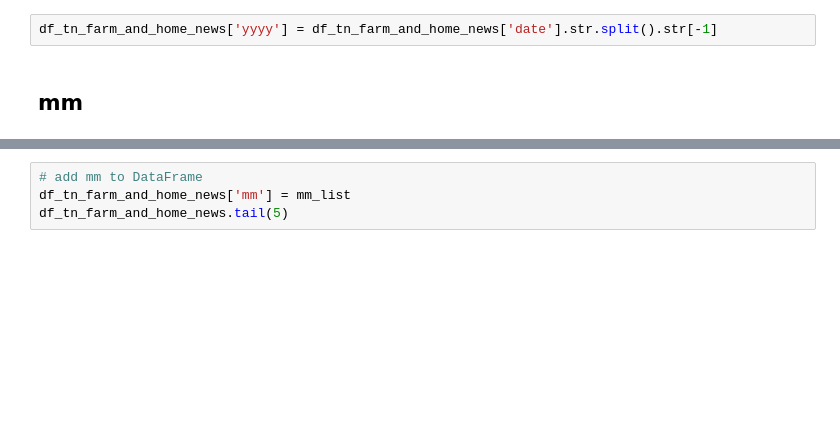
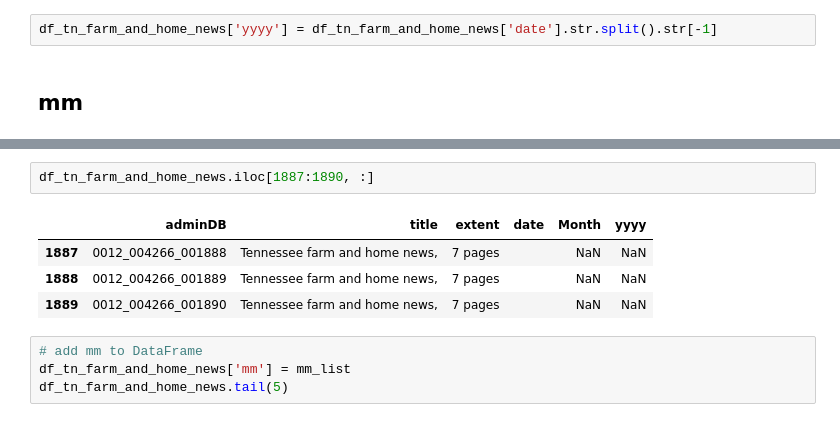
Before and after one commit to jeremydmoore/utk_ProjectCeres, a Jupyter notebook: Create folder structure for CRL PDF deliverables.ipynb, the cells around one changed output, grey strips where cells are left out. Saved outputs shown, nothing was run; the diff lists cells and outputs as text; blank space fills up the shorter version.

```diff
--- a/Create folder structure for CRL PDF deliverables.ipynb
+++ b/Create folder structure for CRL PDF deliverables.ipynb
@@ -388,3 +391,10 @@ mm_list[:6]
+# %%
+df_tn_farm_and_home_news.iloc[1887:1890, :]
+# %% [output]
+|  | adminDB | title | extent | date | Month | yyyy |
+| 1887 | 0012_004266_001888 | Tennessee farm and home news, | 7 pages |  | NaN | NaN |
+| 1888 | 0012_004266_001889 | Tennessee farm and home news, | 7 pages |  | NaN | NaN |
+| 1889 | 0012_004266_001890 | Tennessee farm and home news, | 7 pages |  | NaN | NaN |
 # %%
 # add mm to DataFrame
 df_tn_farm_and_home_news['mm'] = mm_list
```
Also changed, not shown: parts of 18 cells of this notebook, 3 other files.
